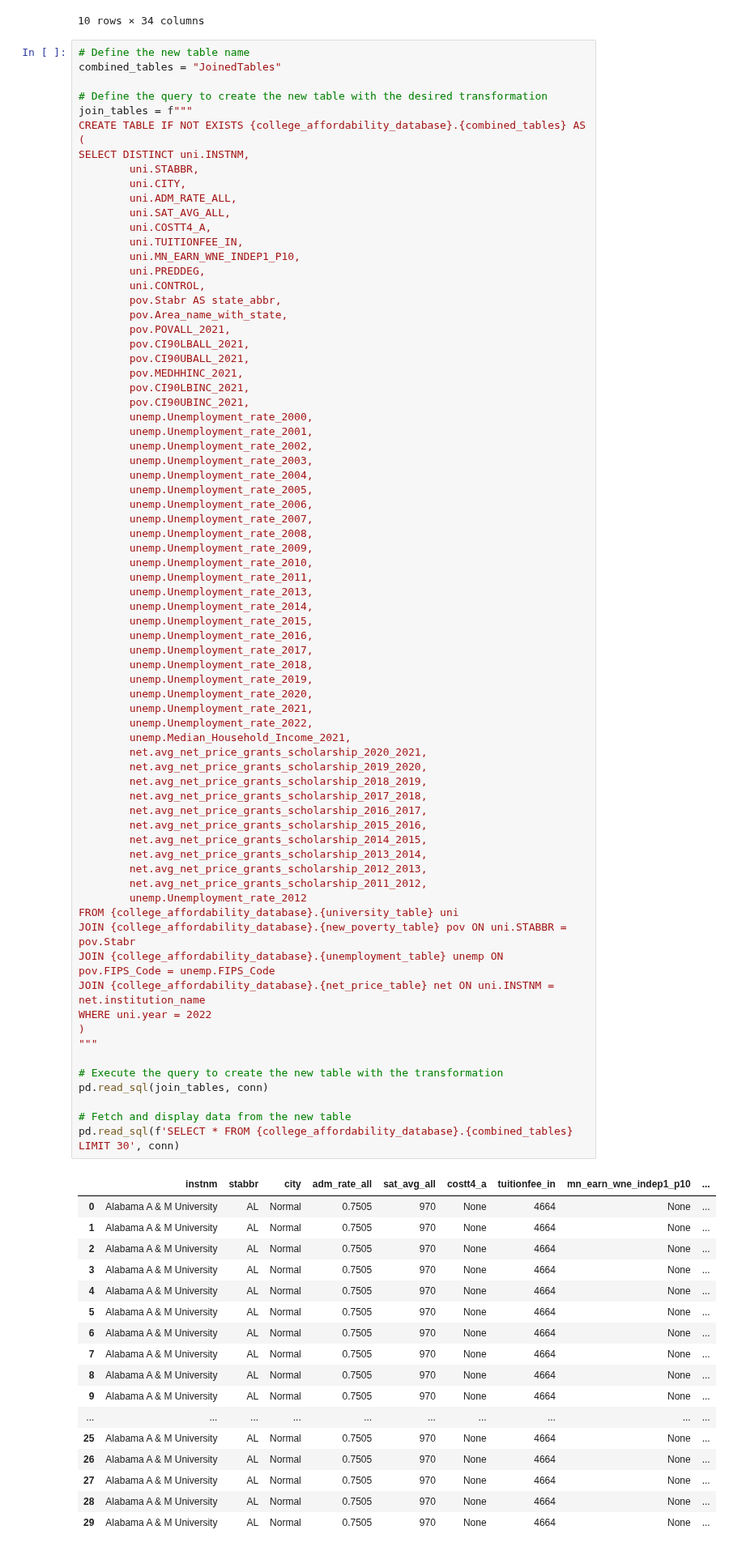
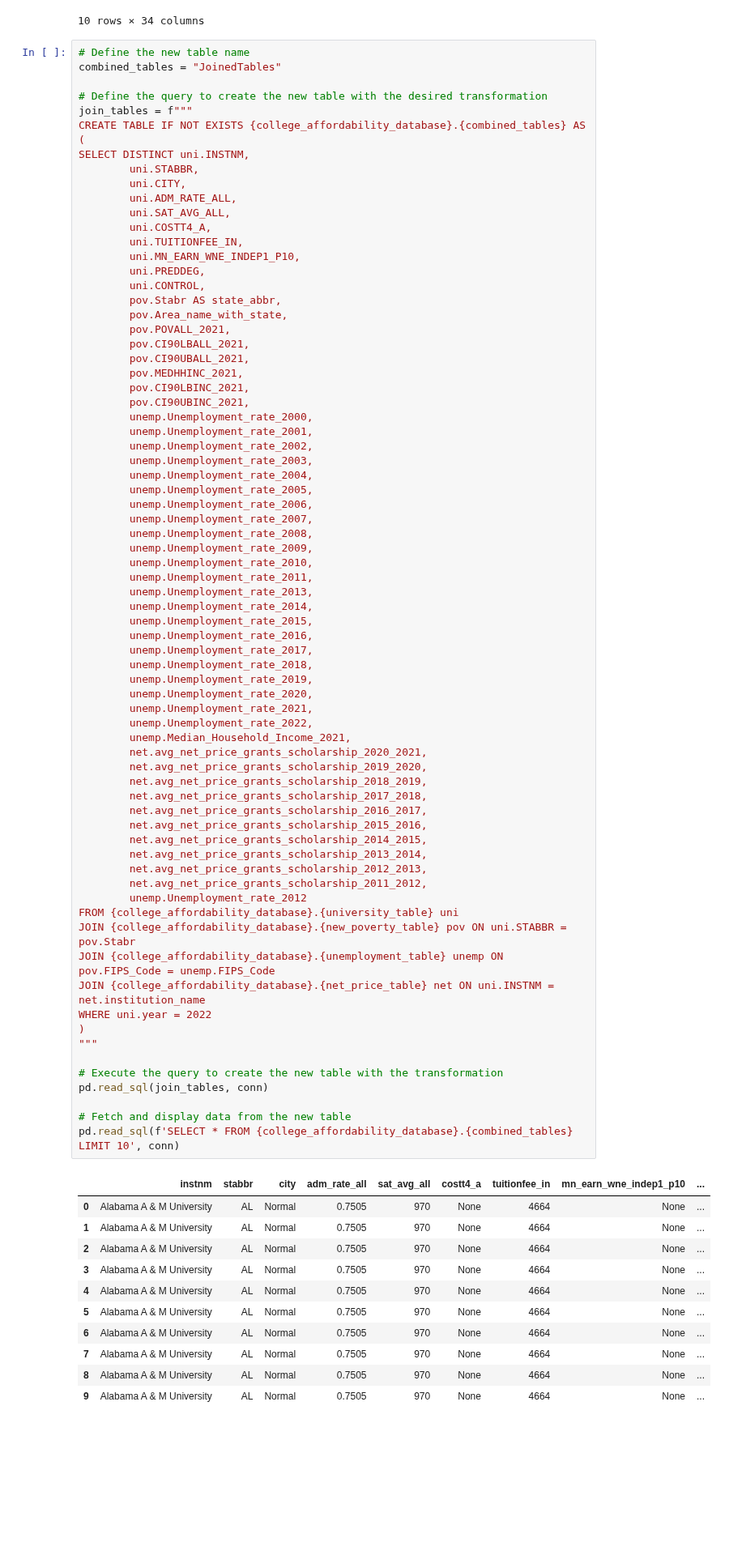
Before and after one commit to dsklnr/ADS508, a Jupyter notebook: CollegeAffordability.ipynb, the cells around one changed output. Shown at 81% size. Saved outputs shown, nothing was run; the diff lists cells and outputs as text; blank space fills up the shorter version.

Commit message:
removed duplicate join and limited query to 10 rows

```diff
--- a/CollegeAffordability.ipynb
+++ b/CollegeAffordability.ipynb
@@ -715,37 +715,31 @@ SELECT DISTINCT uni.INSTNM,
         net.avg_net_price_grants_scholarship_2015_2016,
         net.avg_net_price_grants_scholarship_2014_2015,
         net.avg_net_price_grants_scholarship_2013_2014,
         net.avg_net_price_grants_scholarship_2012_2013,
         net.avg_net_price_grants_scholarship_2011_2012,
         unemp.Unemployment_rate_2012
 FROM {college_affordability_database}.{university_table} uni
 JOIN {college_affordability_database}.{new_poverty_table} pov ON uni.STABBR = pov.Stabr
 JOIN {college_affordability_database}.{unemployment_table} unemp ON pov.FIPS_Code = unemp.FIPS_Code
 JOIN {college_affordability_database}.{net_price_table} net ON uni.INSTNM = net.institution_name
 WHERE uni.year = 2022
 )
 """
 
 # Execute the query to create the new table with the transformation
 pd.read_sql(join_tables, conn)
 
 # Fetch and display data from the new table
-pd.read_sql(f'SELECT * FROM {college_affordability_database}.{combined_tables} LIMIT 30', conn)
+pd.read_sql(f'SELECT * FROM {college_affordability_database}.{combined_tables} LIMIT 10', conn)
 # %% [output]
 |  | instnm | stabbr | city | adm_rate_all | sat_avg_all | costt4_a | tuitionfee_in | mn_earn_wne_indep1_p10 | ... |
 | 0 | Alabama A & M University | AL | Normal | 0.7505 | 970 | None | 4664 | None | ... |
 | 1 | Alabama A & M University | AL | Normal | 0.7505 | 970 | None | 4664 | None | ... |
 | 2 | Alabama A & M University | AL | Normal | 0.7505 | 970 | None | 4664 | None | ... |
 | 3 | Alabama A & M University | AL | Normal | 0.7505 | 970 | None | 4664 | None | ... |
 | 4 | Alabama A & M University | AL | Normal | 0.7505 | 970 | None | 4664 | None | ... |
 | 5 | Alabama A & M University | AL | Normal | 0.7505 | 970 | None | 4664 | None | ... |
 | 6 | Alabama A & M University | AL | Normal | 0.7505 | 970 | None | 4664 | None | ... |
 | 7 | Alabama A & M University | AL | Normal | 0.7505 | 970 | None | 4664 | None | ... |
 | 8 | Alabama A & M University | AL | Normal | 0.7505 | 970 | None | 4664 | None | ... |
 | 9 | Alabama A & M University | AL | Normal | 0.7505 | 970 | None | 4664 | None | ... |
-| ... | ... | ... | ... | ... | ... | ... | ... | ... | ... |
-| 25 | Alabama A & M University | AL | Normal | 0.7505 | 970 | None | 4664 | None | ... |
-| 26 | Alabama A & M University | AL | Normal | 0.7505 | 970 | None | 4664 | None | ... |
-| 27 | Alabama A & M University | AL | Normal | 0.7505 | 970 | None | 4664 | None | ... |
-| 28 | Alabama A & M University | AL | Normal | 0.7505 | 970 | None | 4664 | None | ... |
-| 29 | Alabama A & M University | AL | Normal | 0.7505 | 970 | None | 4664 | None | ... |
```
Also changed, not shown: parts of 4 cells of this notebook.
